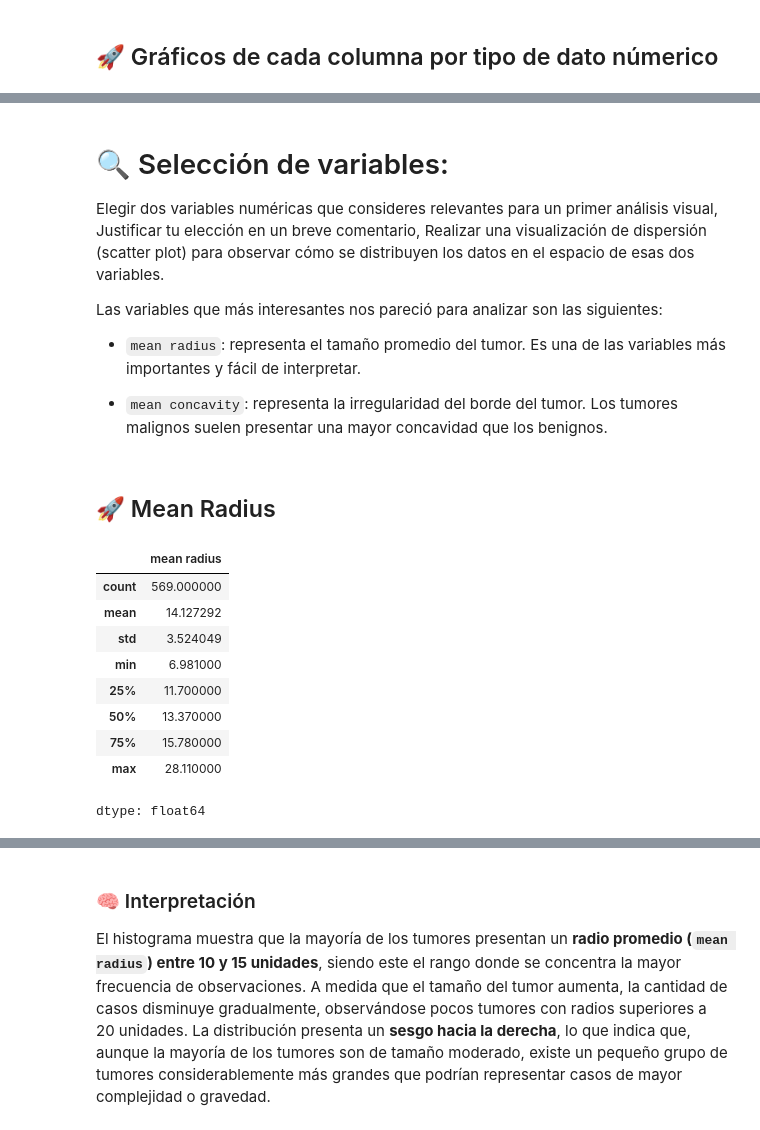
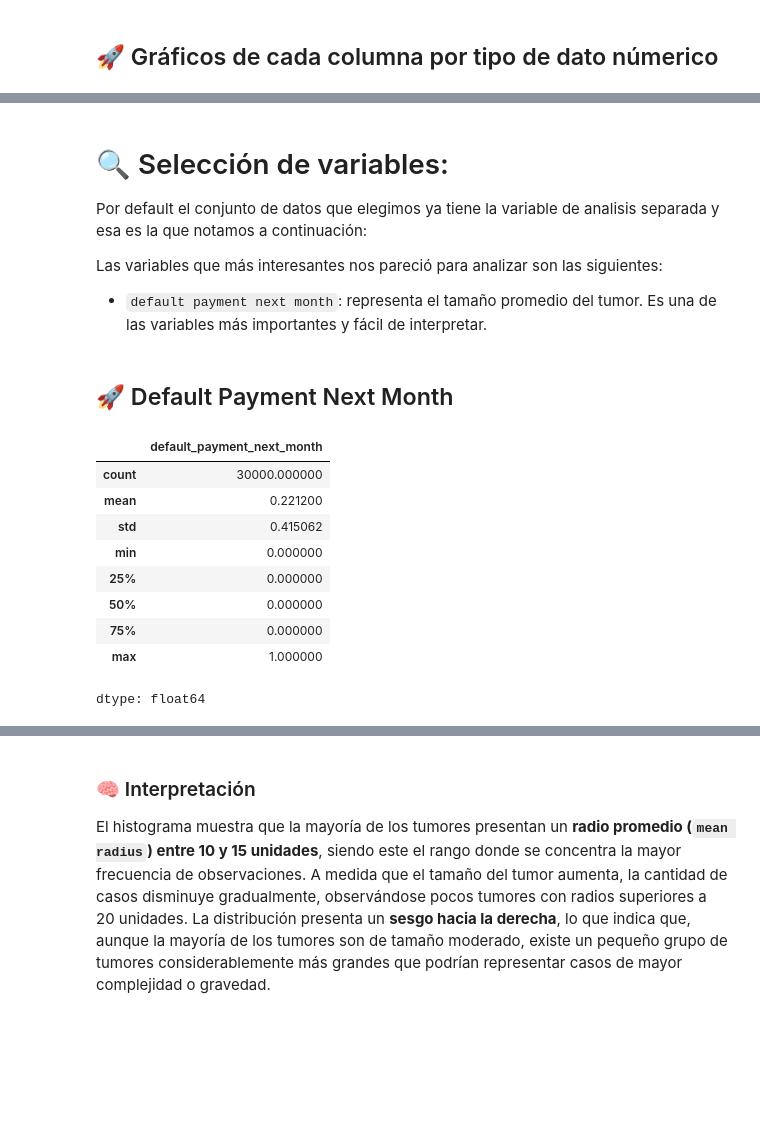
Before and after one commit to ChrisJavier/UIDE_3_WorkGroupDataMinning, a Jupyter notebook: Week03/WorkGroup/DAMI_CP_W3_E10.ipynb, the cells around one changed output, grey strips where cells are left out. Drawn from its saved outputs; the diff is of its cells as text; code cells hidden in the pictures; blank space fills up the shorter version.

```diff
--- a/Week03/WorkGroup/DAMI_CP_W3_E10.ipynb
+++ b/Week03/WorkGroup/DAMI_CP_W3_E10.ipynb
@@ -157,29 +194,27 @@ plt.show()
 # %% [markdown]
 # 🔍 Selección de variables:
 
-Elegir dos variables numéricas que consideres relevantes para un primer análisis visual, Justificar tu elección en un breve comentario, Realizar una visualización de dispersión (scatter plot) para observar cómo se distribuyen los datos en el espacio de esas dos variables.
+Por default el conjunto de datos que elegimos ya tiene la variable de analisis separada y esa es la que notamos a continuación:
 
 Las variables que más interesantes nos pareció para analizar son las siguientes:
 
-- `mean radius`: representa el tamaño promedio del tumor. Es una de las variables más importantes y fácil de interpretar.
-
-- `mean concavity`: representa la irregularidad del borde del tumor. Los tumores malignos suelen presentar una mayor concavidad que los benignos.
+- `default payment next month`: representa el tamaño promedio del tumor. Es una de las variables más importantes y fácil de interpretar.
-# %% [markdown]
-## 🚀 Mean Radius
-# %%
-## El tamaño del tumor nos ayuda a entender su veracidad
-df['mean radius'].describe()
-# %% [output]
-|  | mean radius |
-| count | 569.000000 |
-| mean | 14.127292 |
-| std | 3.524049 |
-| min | 6.981000 |
-| 25% | 11.700000 |
-| 50% | 13.370000 |
-| 75% | 15.780000 |
-| max | 28.110000 |
-dtype: float64
+# %% [markdown]
+## 🚀 Default Payment Next Month
+# %%
+## Valor de pago para el siguiente mes
+df['default_payment_next_month'].describe()
+# %% [output]
+|  | default_payment_next_month |
+| count | 30000.000000 |
+| mean | 0.221200 |
+| std | 0.415062 |
+| min | 0.000000 |
+| 25% | 0.000000 |
+| 50% | 0.000000 |
+| 75% | 0.000000 |
+| max | 1.000000 |
+dtype: float64
 # %%
 # Distribuyendo los datos en un gráfico tenemos lo siguiente
 plt.figure(figsize=(8,5))
```
Also changed, not shown: parts of 19 cells of this notebook.
